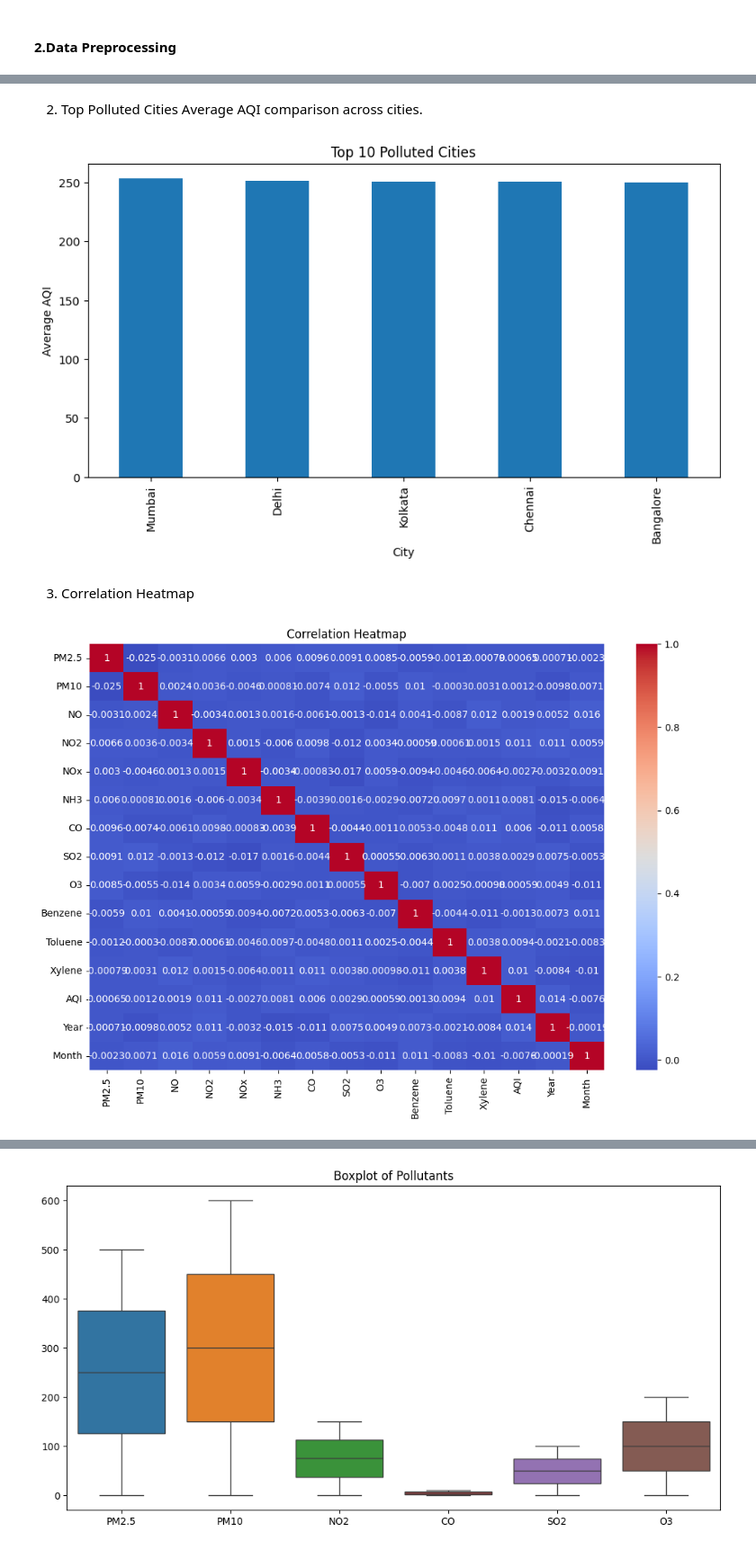
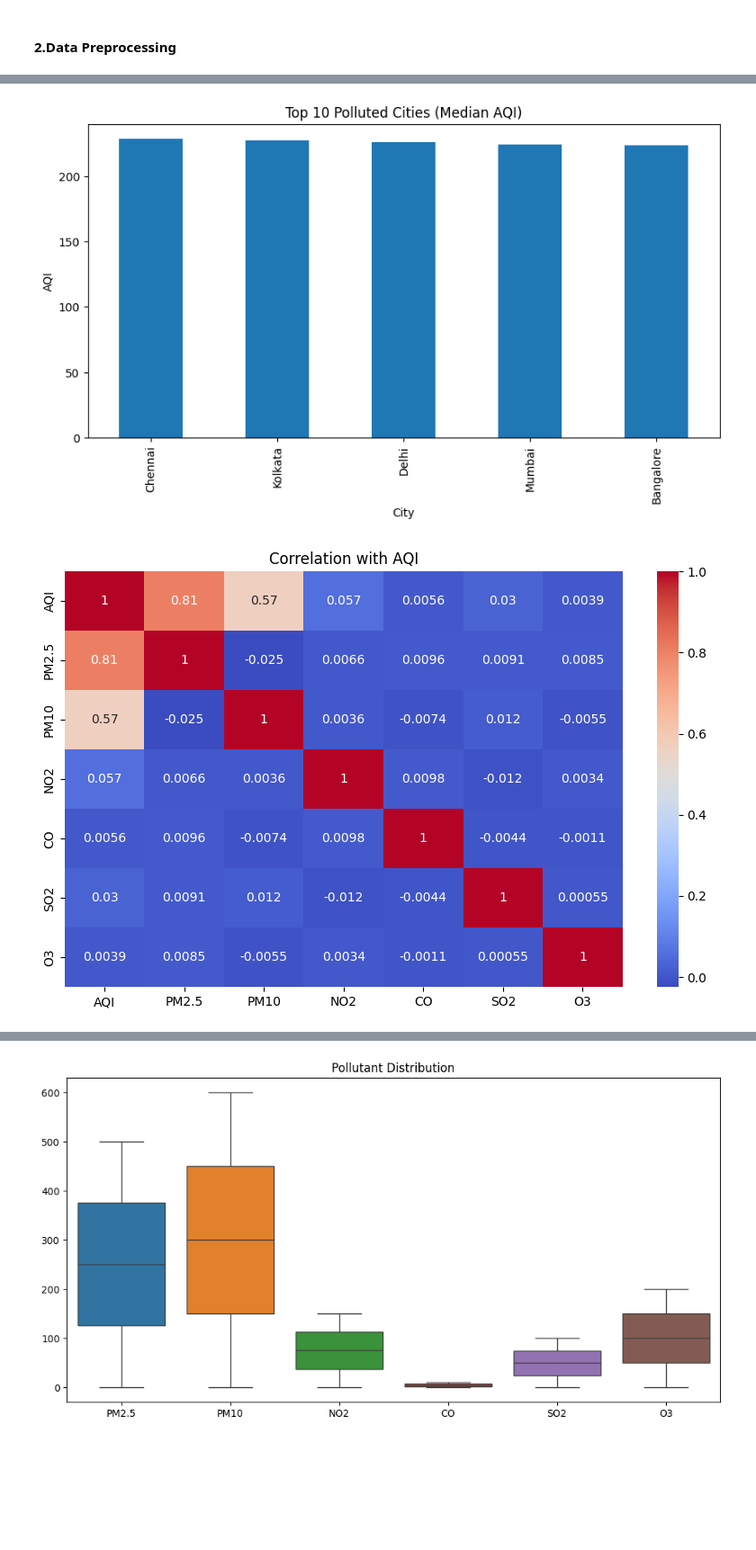
Before and after one commit to Mehnaz-Bashir/AQI-Prediction-System, a Jupyter notebook: project.ipynb, the cells around one changed output, grey strips where cells are left out. Shown at 90% size. Cells and saved outputs as stored; diff of their text form; code cells hidden in the pictures; blank space fills up the shorter version.

```diff
--- a/project.ipynb
+++ b/project.ipynb
@@ -61,2 +49,0 @@ Handle Missing Values
-# %%
-df = df.fillna(df.mean(numeric_only=True))
@@ -65,6 +49,0 @@ Encode AQI Category
-# %%
-from sklearn.preprocessing import LabelEncoder
-
-if 'AQI_Category' in df.columns:
-    le = LabelEncoder()
-    df['AQI_Category'] = le.fit_transform(df['AQI_Category'])
@@ -103,0 +50,8 @@ dtype: int64
+# %%
+df['AQI'] = (
+    0.5 * df['PM2.5'] +
+    0.3 * df['PM10'] +
+    0.1 * df['NO2'] +
+    0.05 * df['SO2'] +
+    0.05 * df['CO']
+)
@@ -103,0 +72,20 @@ dtype: int64
+# %%
+# Convert date
+df['Date'] = pd.to_datetime(df['Datetime'], errors='coerce')
+
+# Extract useful features
+df['Year'] = df['Date'].dt.year
+df['Month'] = df['Date'].dt.month
+
+# Remove duplicates
+df = df.drop_duplicates()
+
+# Strip column names
+df.columns = df.columns.str.strip()
+
+# Handle missing values (BETTER than mean)
+df = df.ffill()
+df = df.bfill()
+
+# Final null check
+print("\nMissing values:\n", df.isnull().sum())
@@ -111,23 +120,18 @@ plt.show()
-# %% [markdown]
-2. Top Polluted Cities
-Average AQI comparison across cities.
 # %%
-if 'City' in df.columns:
-    city_aqi = df.groupby('City')['AQI'].mean().sort_values(ascending=False).head(10)
+city_aqi = df.groupby('City')['AQI'].median().sort_values(ascending=False).head(10)
 
-    plt.figure(figsize=(10,5))
-    city_aqi.plot(kind='bar')
-    plt.title("Top 10 Polluted Cities")
-    plt.ylabel("Average AQI")
-    plt.show()
+plt.figure(figsize=(10,5))
+city_aqi.plot(kind='bar')
+plt.title("Top 10 Polluted Cities (Median AQI)")
+plt.ylabel("AQI")
+plt.show()
 # %% [output]
-[figure, old version]
+[figure, new version]
-# %% [markdown]
-3. Correlation Heatmap
 # %%
-plt.figure(figsize=(12,8))
-sns.heatmap(df.corr(numeric_only=True), annot=True, cmap='coolwarm')
-plt.title("Correlation Heatmap")
+plt.figure(figsize=(10,6))
+sns.heatmap(df[['AQI','PM2.5','PM10','NO2','CO','SO2','O3']].corr(),
+            annot=True, cmap='coolwarm')
+plt.title("Correlation with AQI")
 plt.show()
 # %% [output]
-[figure, old version]
+[figure, new version]
```
Also changed, not shown: parts of 21 cells of this notebook.
